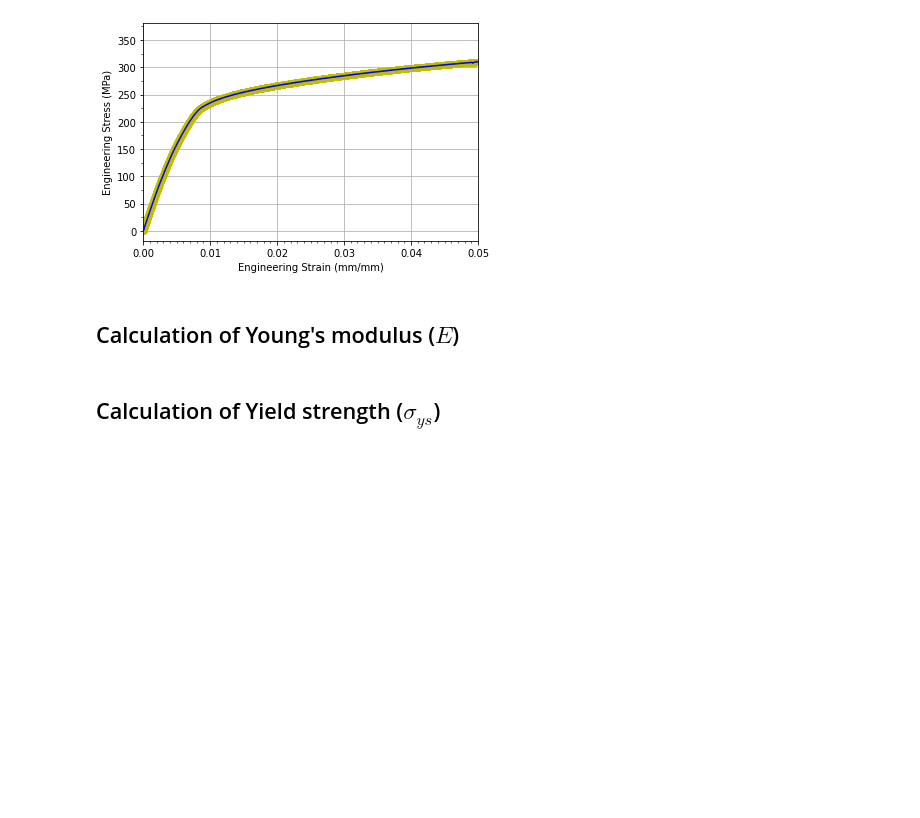
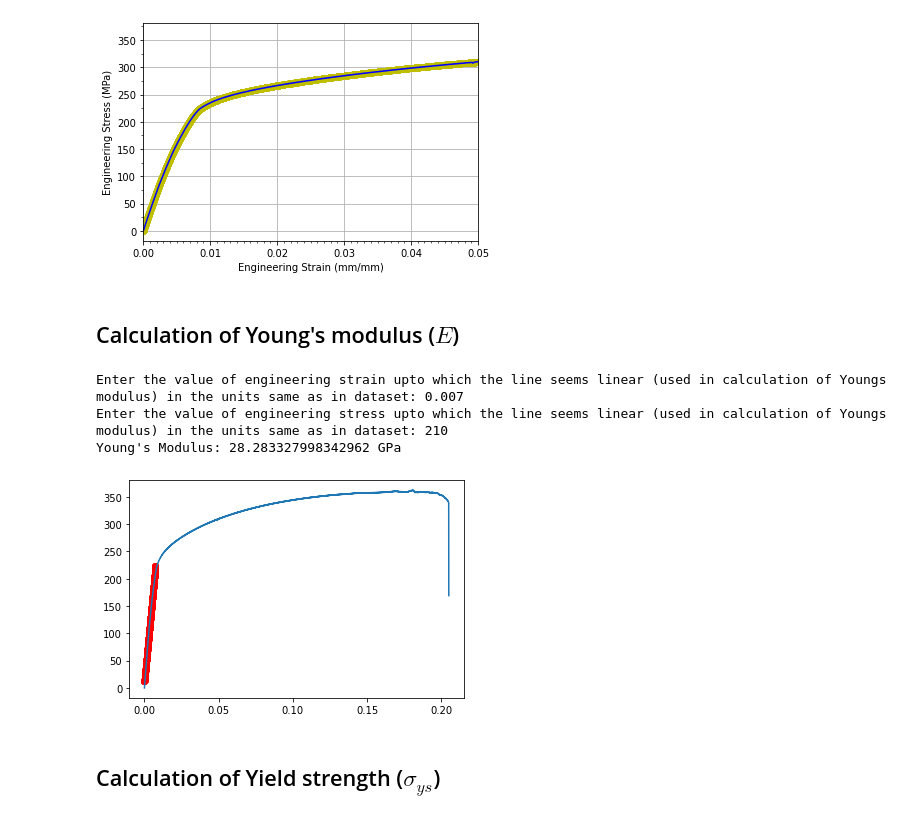
Before and after one commit to algomaster99/meta-btp, a Jupyter notebook: engineering_strain_stress.ipynb, the cells around one changed output. Saved outputs shown, nothing was run; the diff lists cells and outputs as text; code cells hidden in the pictures; blank space fills up the shorter version.

```diff
--- a/engineering_strain_stress.ipynb
+++ b/engineering_strain_stress.ipynb
@@ -98,28 +104,35 @@ _ = plt.ylabel(y_label)
 # %%
 educated_guess_strain = float(input(
     'Enter the value of engineering strain upto which the line seems linear '
     '(used in calculation of Youngs modulus) in the units same as in dataset: '
     ))
 educated_guess_stress = float(input(
     'Enter the value of engineering stress upto which the line seems linear '
     '(used in calculation of Youngs modulus) in the units same as in dataset: '
     ))
 guessed_index = find_nearest(x, y_smooth, educated_guess_strain, educated_guess_stress)
 
 x_smooth = sm.add_constant(x)
 result = sm.OLS(y_smooth[:guessed_index], x_smooth[:guessed_index]).fit()
 
 _, youngs_modulus = result.params
 
 y_linear = [(i*youngs_modulus + _) for i in x]
 
 _ = plt.plot(x[:guessed_index],y_linear[:guessed_index], 'ro')
 _ = plt.plot(x,y_smooth)
 
 print(f'Young\'s Modulus: {youngs_modulus/1000} GPa')
 
 save_fig(plt, 'savefig', f'{OUTPUT_DIR}/Youngs modulus calculation')
-save_parameter('Young\'s Modulus', youngs_modulus, 'MPa', f'{OUTPUT_DIR}/output.txt')
+
+if ifile.add_parameter(nameof(youngs_modulus)):
+    ofile.save_parameter('Young\'s Modulus', youngs_modulus, 'MPa')
+# %% [output]
+Enter the value of engineering strain upto which the line seems linear (used in calculation of Youngs modulus) in the units same as in dataset: 0.007
+Enter the value of engineering stress upto which the line seems linear (used in calculation of Youngs modulus) in the units same as in dataset: 210
+Young's Modulus: 28.283327998342962 GPa
+[figure, added]
 # %% [markdown]
 ## Calculation of Yield strength ($\sigma_{ys}$)
 # %%
```
Also changed, not shown: parts of 7 cells of this notebook, 1 other file.
